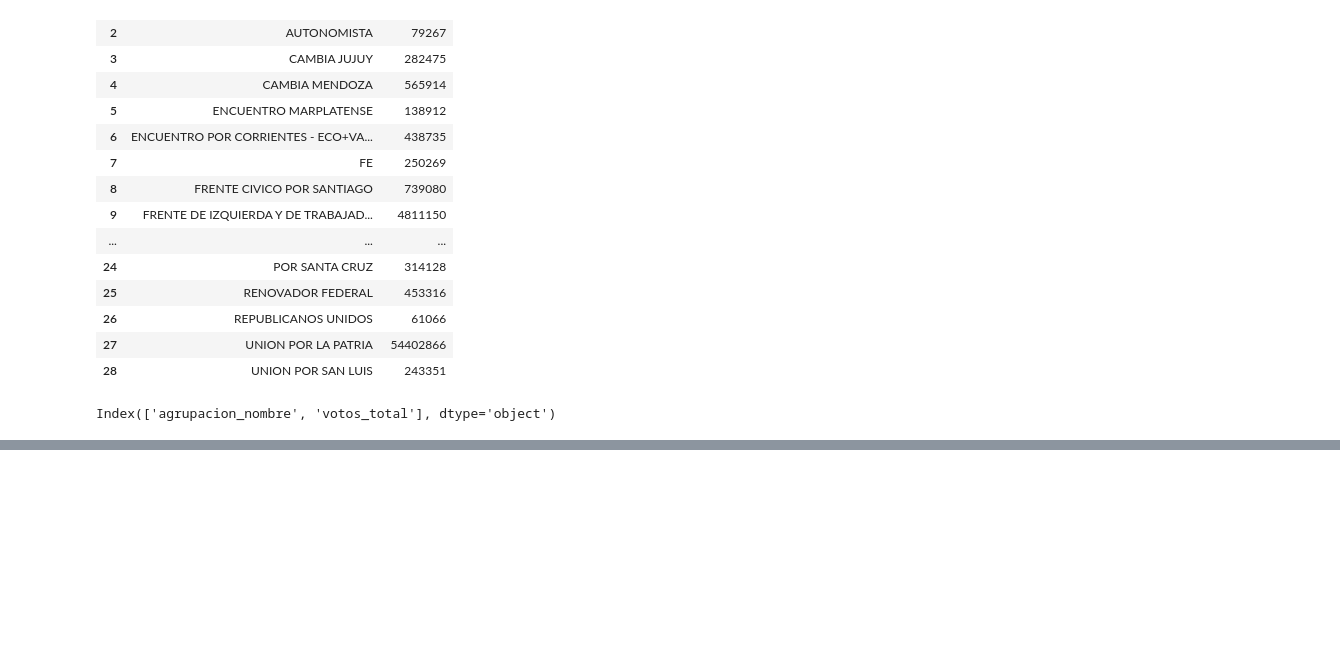
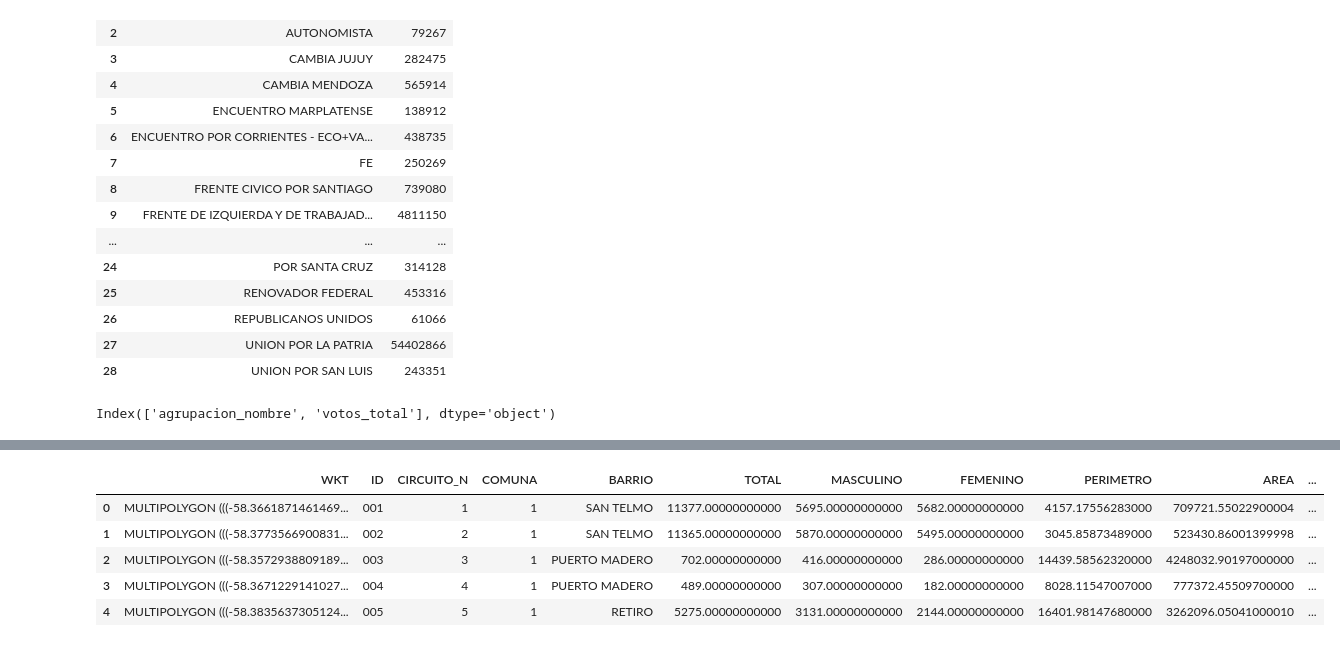
Before and after one commit to Leonel-Moron/TP_M4OP, a Jupyter notebook: Carpeta Prueba/Ejemplo con Resultados.ipynb, the cells around one changed output, grey strips where cells are left out. Cells and saved outputs as stored; diff of their text form; code cells hidden in the pictures; blank space fills up the shorter version.

```diff
--- a/Carpeta Prueba/Ejemplo con Resultados.ipynb
+++ b/Carpeta Prueba/Ejemplo con Resultados.ipynb
@@ -3,5 +5,6 @@ import pandas as pd
 # %%
 dataframe = pd.read_csv("ResultadosElectorales_2023.csv")
+circuitos = gpd.read_file("circuitos-electorales.csv")
 # %%
 datos = dataframe.dtypes
 print(datos)
@@ -262,0 +330,9 @@ Index(['agrupacion_nombre', 'votos_total'], dtype='object')
+# %%
+circuitos.head(5)
+# %% [output]
+|  | WKT | ID | CIRCUITO_N | COMUNA | BARRIO | TOTAL | MASCULINO | FEMENINO | PERIMETRO | AREA | ... |
+| 0 | MULTIPOLYGON (((-58.3661871461469... | 001 | 1 | 1 | SAN TELMO | 11377.00000000000 | 5695.00000000000 | 5682.00000000000 | 4157.17556283000 | 709721.55022900004 | ... |
+| 1 | MULTIPOLYGON (((-58.3773566900831... | 002 | 2 | 1 | SAN TELMO | 11365.00000000000 | 5870.00000000000 | 5495.00000000000 | 3045.85873489000 | 523430.86001399998 | ... |
+| 2 | MULTIPOLYGON (((-58.3572938809189... | 003 | 3 | 1 | PUERTO MADERO | 702.00000000000 | 416.00000000000 | 286.00000000000 | 14439.58562320000 | 4248032.90197000000 | ... |
+| 3 | MULTIPOLYGON (((-58.3671229141027... | 004 | 4 | 1 | PUERTO MADERO | 489.00000000000 | 307.00000000000 | 182.00000000000 | 8028.11547007000 | 777372.45509700000 | ... |
+| 4 | MULTIPOLYGON (((-58.3835637305124... | 005 | 5 | 1 | RETIRO | 5275.00000000000 | 3131.00000000000 | 2144.00000000000 | 16401.98147680000 | 3262096.05041000010 | ... |
```
Also changed, not shown: parts of 16 cells of this notebook.
